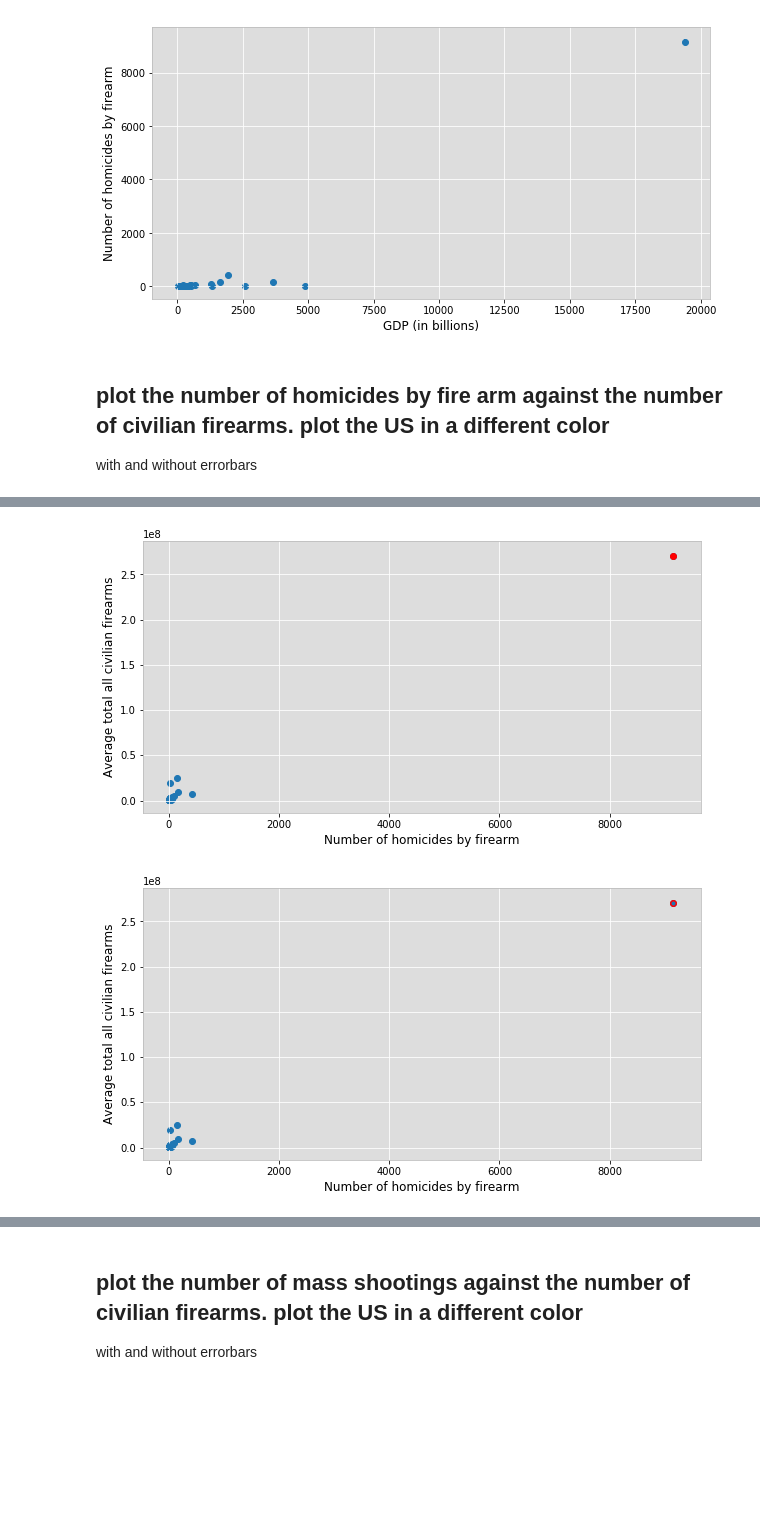
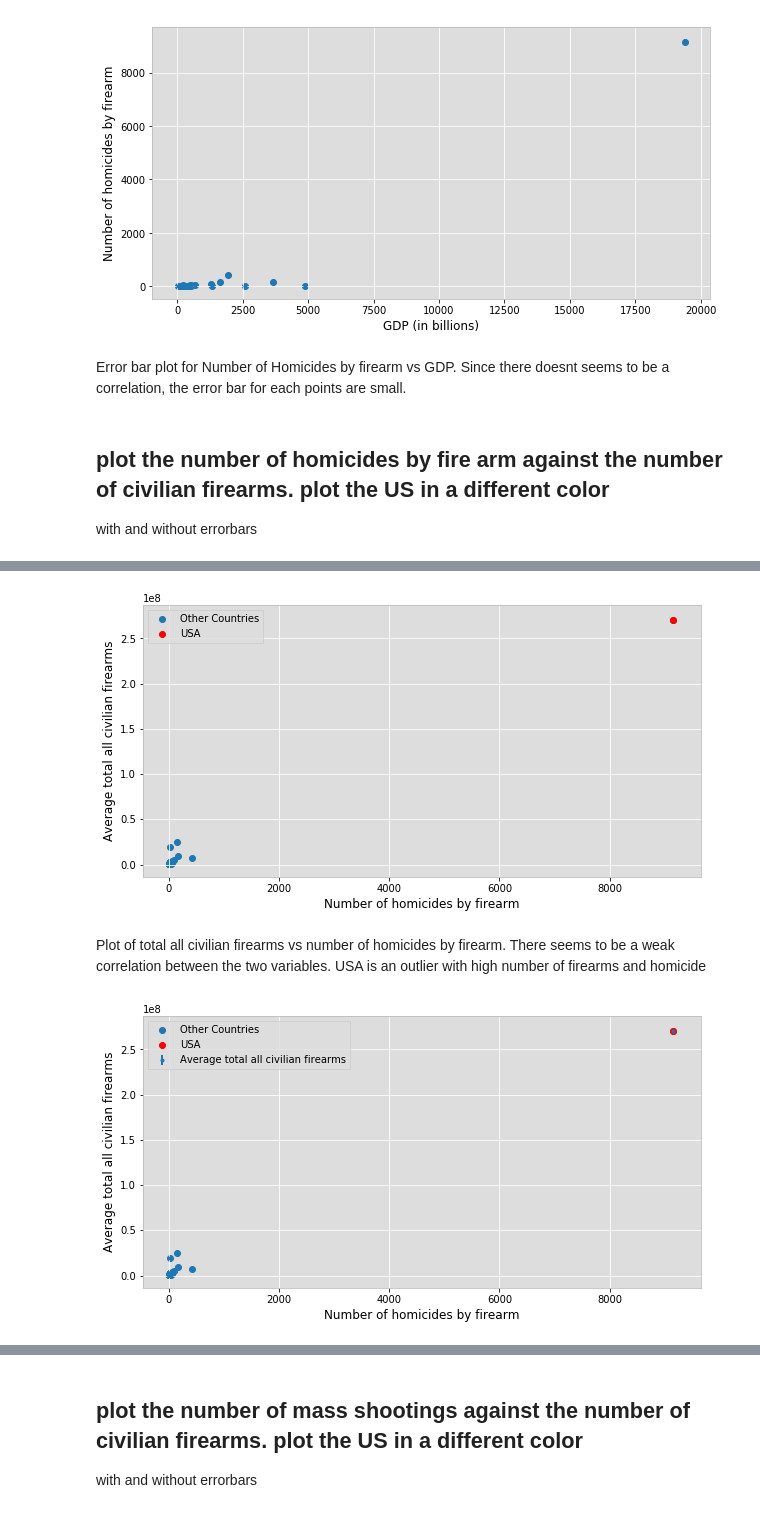
Before and after one commit to varinaldi/PUI2018_var287, a Jupyter notebook: HW9_var287/HW9_3_var287.ipynb, the cells around one changed output, grey strips where cells are left out. Drawn from its saved outputs; the diff is of its cells as text; code cells hidden in the pictures; blank space fills up the shorter version.

```diff
--- a/HW9_var287/HW9_3_var287.ipynb
+++ b/HW9_var287/HW9_3_var287.ipynb
@@ -286,6 +296,8 @@ ax.set_xlim()
 pl.show()
 # %% [output]
 [figure]
+# %% [markdown]
+Error bar plot for Number of Homicides by firearm vs GDP. Since there doesnt seems to be a correlation, the error bar for each points are small.
 # %% [markdown]
 ## plot the number of  homicides by fire arm against the number of civilian firearms. plot the  US in a different color
 with and without errorbars
@@ -299,30 +311,35 @@ usa
 fig = pl.figure(figsize=(10,5))
 
 ax = fig.add_subplot(111)
-pl.scatter( df_['Number of homicides by firearm'] ,  df_['Average total all civilian firearms'])
+pl.scatter( df_['Number of homicides by firearm'] ,  df_['Average total all civilian firearms'], label = 'Other Countries')
 
-pl.scatter( usa['Number of homicides by firearm'] ,  usa['Average total all civilian firearms'], color = 'red')
+pl.scatter( usa['Number of homicides by firearm'] ,  usa['Average total all civilian firearms'], color = 'red', label ='USA')
 
 ax.set_xlabel("Number of homicides by firearm")
 ax.set_ylabel("Average total all civilian firearms")
-#ax.set_xlim()
+
+pl.legend()
+ax.set_xlim()
 pl.show()
 # %% [output]
-[figure, old version]
+[figure, new version]
+# %% [markdown]
+Plot of total all civilian firearms vs number of homicides by firearm. There seems to be a weak correlation between the two variables. USA is an outlier with high number of firearms and homicide
 # %%
 fig = pl.figure(figsize=(10,5))
 
 ax = fig.add_subplot(111)
-scatter = pl.scatter( df_['Number of homicides by firearm'] ,  df_['Average total all civilian firearms'])
+scatter = pl.scatter( df_['Number of homicides by firearm'] ,  df_['Average total all civilian firearms'], label = 'Other Countries')
 ax.errorbar(df_['Number of homicides by firearm'], df_['Average total all civilian firearms'],
             yerr = np.sqrt(df_['Average total all civilian firearms'] * 1.0), fmt = '.')
 
-pl.scatter( usa['Number of homicides by firearm'] ,  usa['Average total all civilian firearms'], color = 'red')
+pl.scatter( usa['Number of homicides by firearm'] ,  usa['Average total all civilian firearms'], color = 'red', label = 'USA' )
 
 
 ax.set_xlabel("Number of homicides by firearm")
 ax.set_ylabel("Average total all civilian firearms")
 #ax.set_xlim()
+pl.legend()
 pl.show()
 # %% [output]
-[figure, old version]
+[figure, new version]
```
Also changed, not shown: parts of 17 cells of this notebook, 2 other files.
